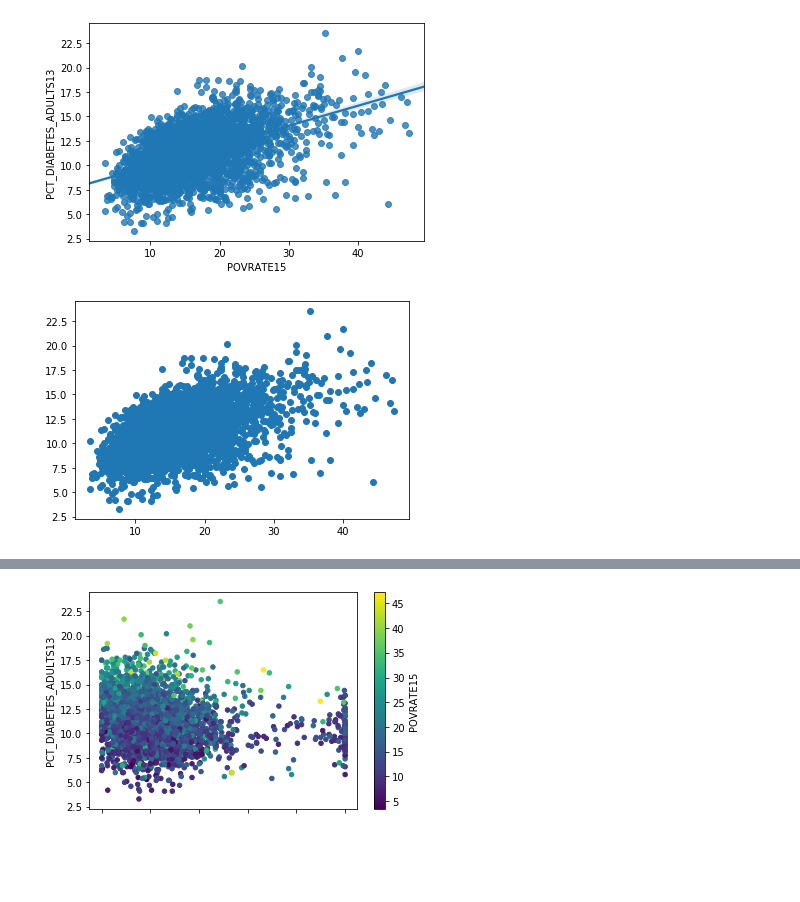
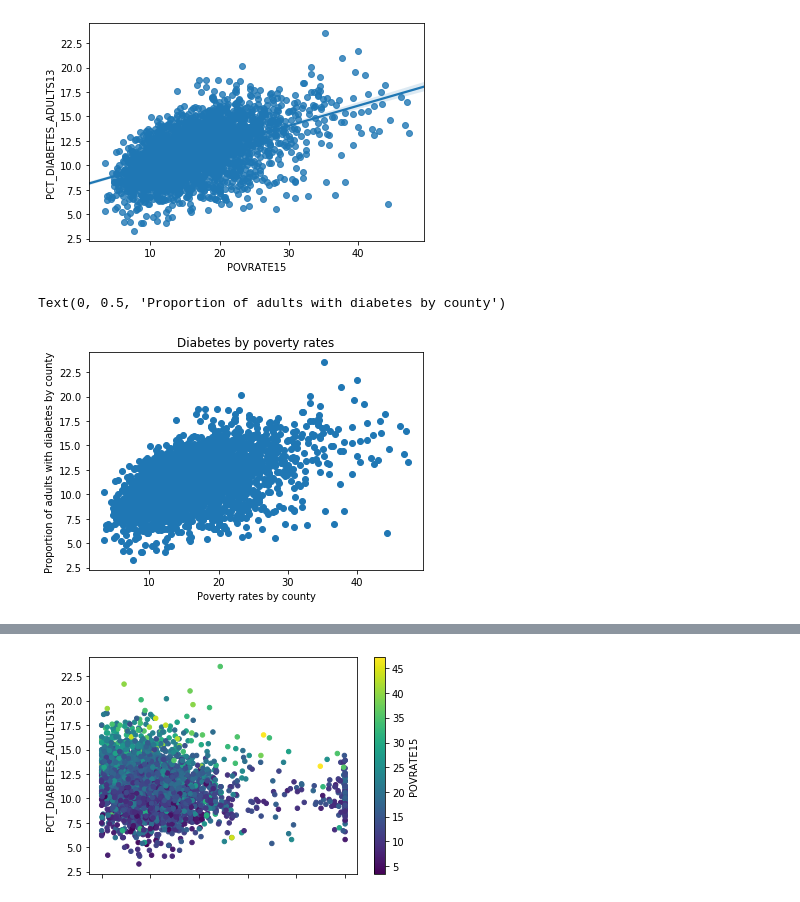
Before and after one commit to szilviaaltorjai/Food_Atlas, a Jupyter notebook: Food.ipynb, the cells around one changed output, grey strips where cells are left out. Drawn from its saved outputs; the diff is of its cells as text; code cells hidden in the pictures; blank space fills up the shorter version.

```diff
--- a/Food.ipynb
+++ b/Food.ipynb
@@ -132,7 +136,11 @@ sns.regplot(x='POVRATE15', y='PCT_DIABETES_ADULTS13', data=df, fit_reg=True)
 # %%
 # with Maotplotlib
 import matplotlib.pyplot as plt
 %matplotlib inline
-plt.scatter(x=df['POVRATE15'], y=df['PCT_DIABETES_ADULTS13']);
+plt.scatter(x=df['POVRATE15'], y=df['PCT_DIABETES_ADULTS13'])
+plt.title('Diabetes by poverty rates')
+plt.xlabel('Poverty rates by county')
+plt.ylabel('Proportion of adults with diabetes by county')
 # %% [output]
+Text(0, 0.5, 'Proportion of adults with diabetes by county')
-[figure, old version]
+[figure, new version]
```
Also changed, not shown: parts of 9 cells of this notebook, 4 other files.
